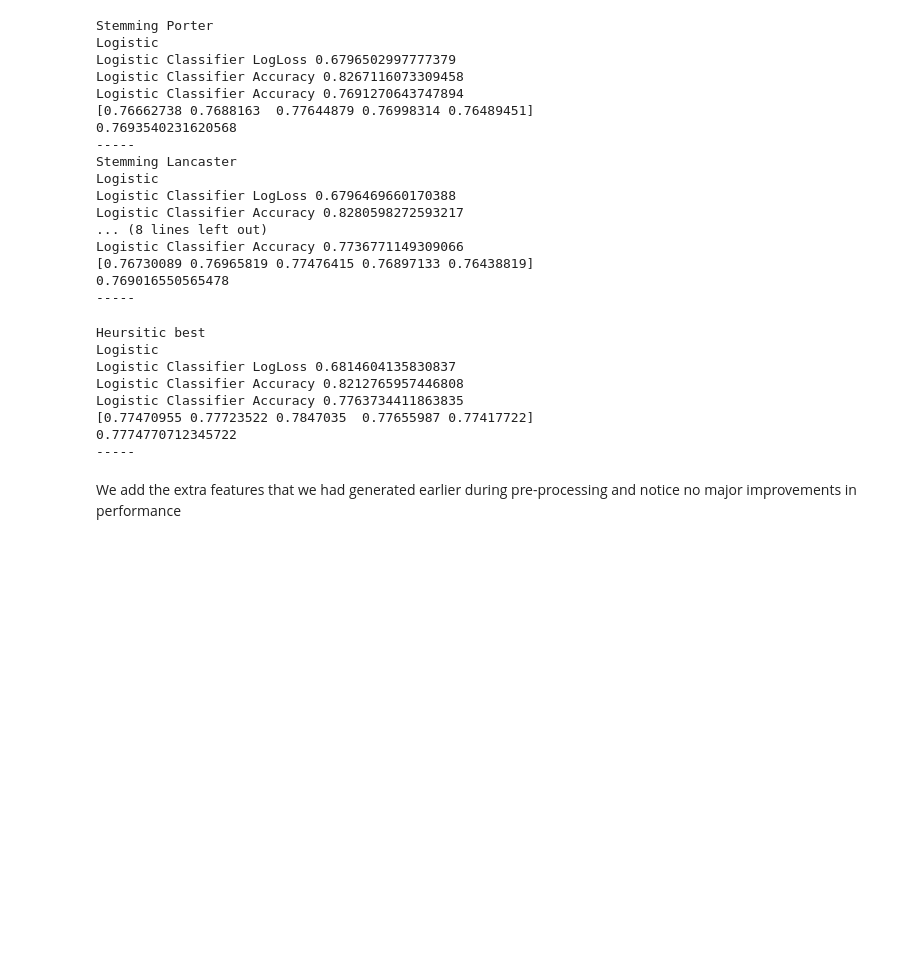
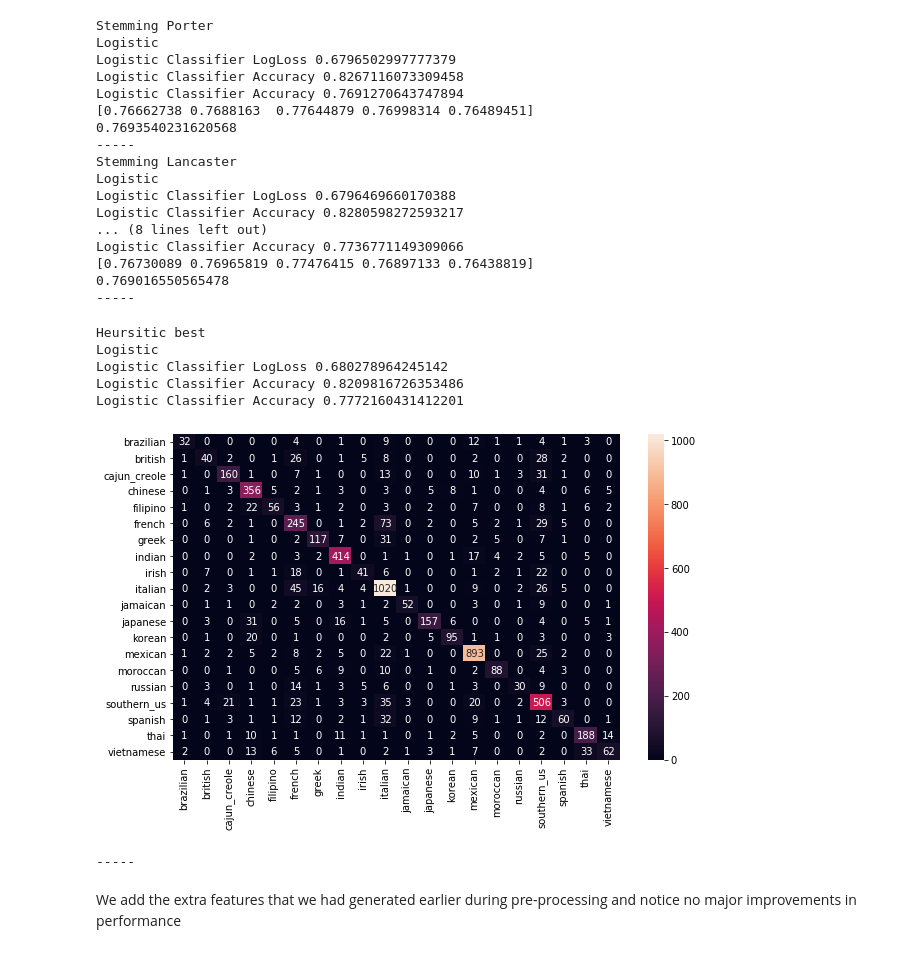
Before and after one commit to rahul13ramesh/cis520-dataset, a Jupyter notebook: ModelTraining_CIS520.ipynb, the cells around one changed output. Drawn from its saved outputs; the diff is of its cells as text; code cells hidden in the pictures; blank space fills up the shorter version.

```diff
--- a/ModelTraining_CIS520.ipynb
+++ b/ModelTraining_CIS520.ipynb
@@ -582,7 +582,7 @@ Classifier train Acc. 0.8603749736675795
 Classifier test Acc. 0.7866531850353893
 -----
 # %%
-model = SVC(C=1000.0,
+model = SVC(C=1000.0'aleppo', 'tubetti', 'hellmanns', 'kidnei',
             kernel='rbf',
             gamma='scale',
             shrinking=True,
@@ -651,7 +651,7 @@ Classifier test Acc. 0.7932254802831142
 # %%
 from sklearn.naive_bayes import GaussianNB,MultinomialNB
 model = MultinomialNB()
-X=train_rep
+X=train_re'aleppo', 'tubetti', 'hellmanns', 'kidnei'p
 X=X.toarray()
 train_custom(X, processed_train_target, model, False, False)
 # %% [output]
@@ -864,18 +864,17 @@ Logistic Classifier Accuracy 0.7736771149309066
 # %%
 print("Heursitic best")
 train_rep, test_rep, binarizer = generate_tf_idf(processed_train_features, processed_test_features,
                                                  bin=False, ngrammax=1, use_idf=True, smooth_idf=True,
                                                  sublinear_tf=False, mindf=0.0001)
-train(train_rep, processed_train_target, True, False)
+train(train_rep, processed_train_target, False, True)
 # %% [output]
 Heursitic best
 Logistic
-Logistic Classifier LogLoss 0.6814604135830837
-Logistic Classifier Accuracy 0.8212765957446808
-Logistic Classifier Accuracy 0.7763734411863835
-[0.77470955 0.77723522 0.7847035  0.77655987 0.77417722]
-0.7774770712345722
------
+Logistic Classifier LogLoss 0.680278964245142
+Logistic Classifier Accuracy 0.8209816726353486
+Logistic Classifier Accuracy 0.7772160431412201
+[figure, added]
+-----
 # %% [markdown]
 We add the extra features that we had generated earlier during pre-processing and notice no major improvements in performance
 # %%
```
Also changed, not shown: parts of 9 cells of this notebook.
